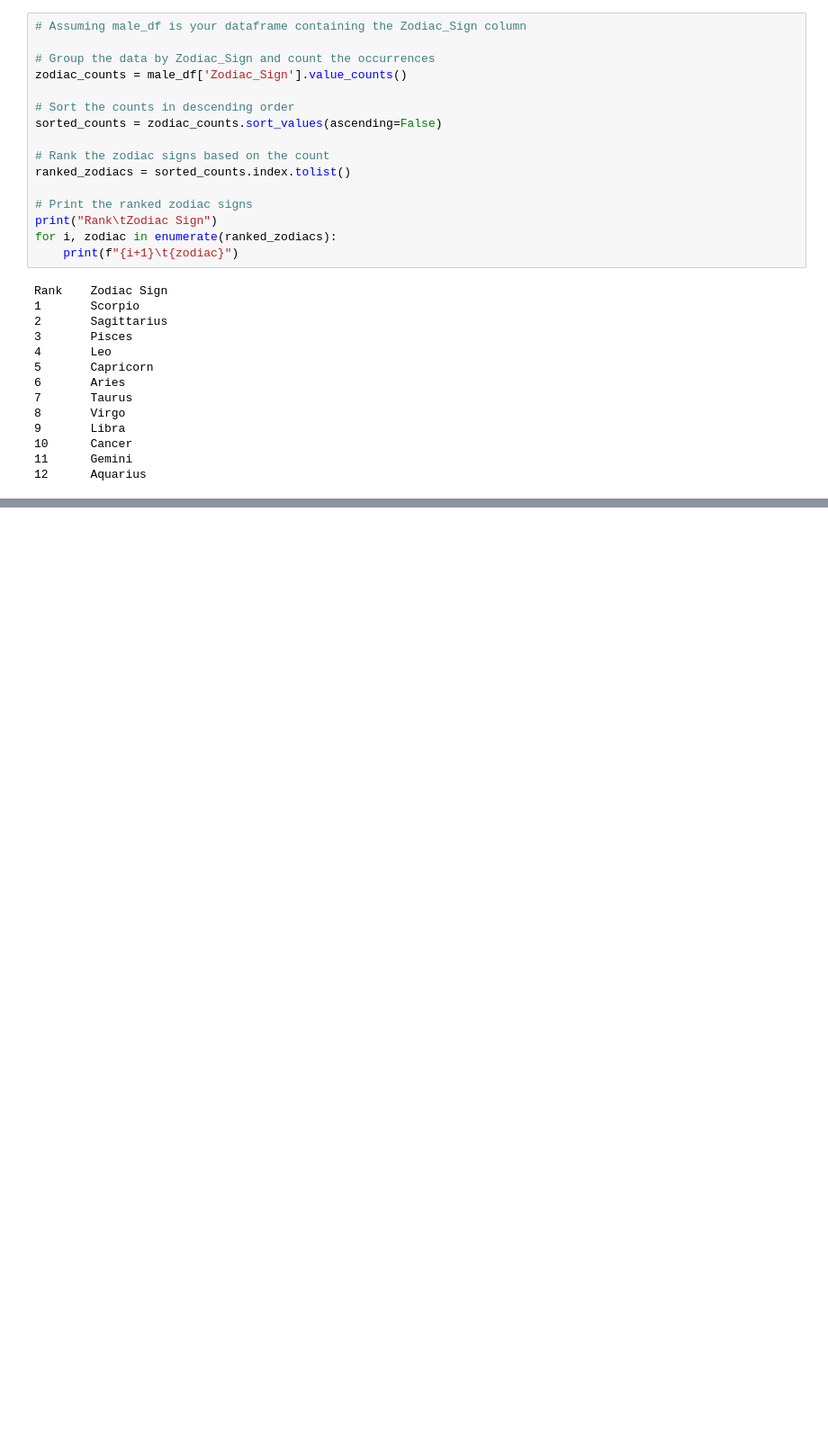
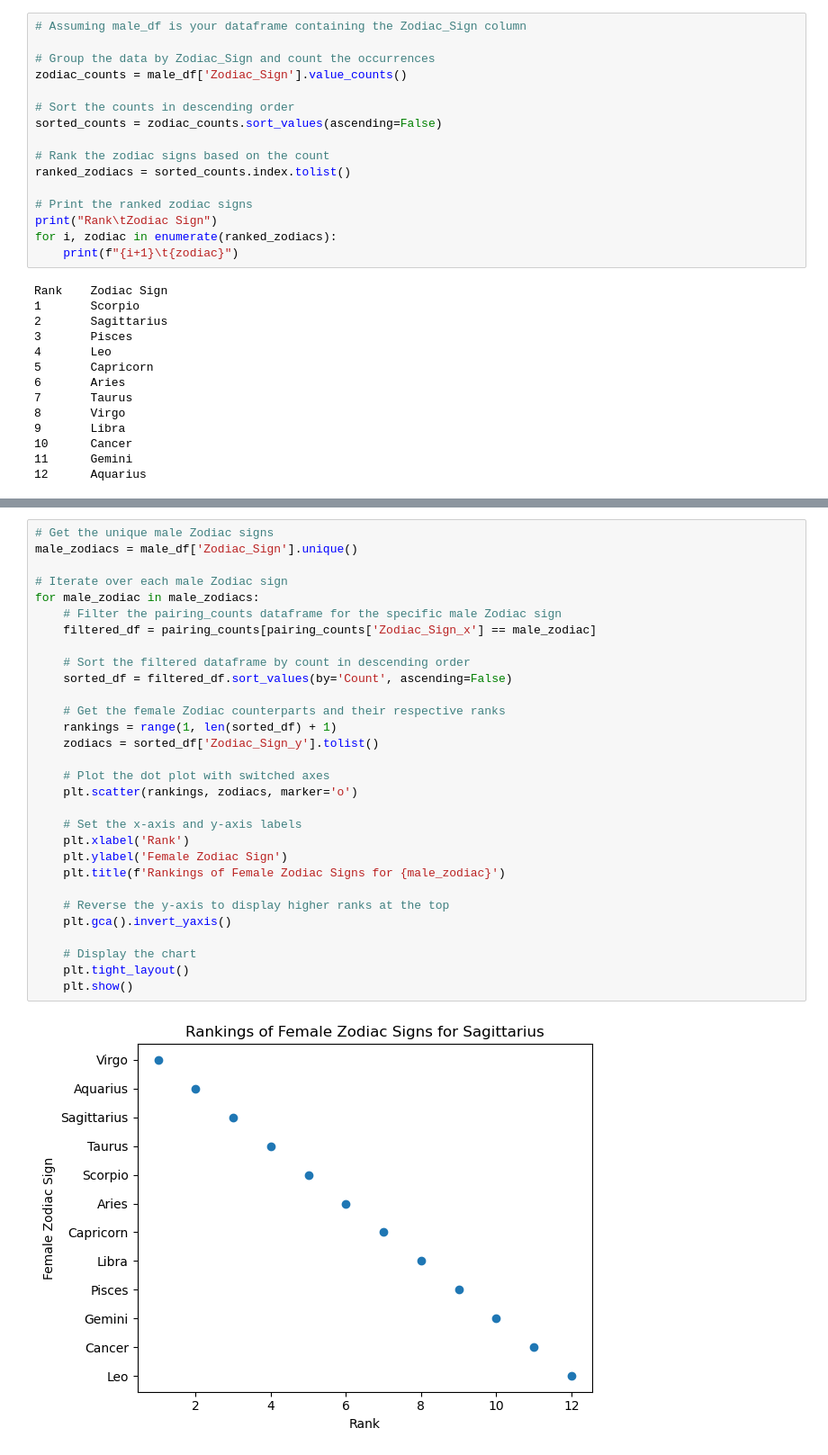
Before and after one commit to themacdrea/Javascript, a Jupyter notebook: Divorce_Analisys.ipynb, the cells around one changed output, grey strips where cells are left out. Shown at 90% size. Drawn from its saved outputs; the diff is of its cells as text; blank space fills up the shorter version.

```diff
--- a/Divorce_Analisys.ipynb
+++ b/Divorce_Analisys.ipynb
@@ -1136,0 +807,32 @@ plt.show()
+# %%
+# Get the unique male Zodiac signs
+male_zodiacs = male_df['Zodiac_Sign'].unique()
+
+# Iterate over each male Zodiac sign
+for male_zodiac in male_zodiacs:
+    # Filter the pairing_counts dataframe for the specific male Zodiac sign
+    filtered_df = pairing_counts[pairing_counts['Zodiac_Sign_x'] == male_zodiac]
+
+    # Sort the filtered dataframe by count in descending order
+    sorted_df = filtered_df.sort_values(by='Count', ascending=False)
+
+    # Get the female Zodiac counterparts and their respective ranks
+    rankings = range(1, len(sorted_df) + 1)
+    zodiacs = sorted_df['Zodiac_Sign_y'].tolist()
+
+    # Plot the dot plot with switched axes
+    plt.scatter(rankings, zodiacs, marker='o')
+
+    # Set the x-axis and y-axis labels
+    plt.xlabel('Rank')
+    plt.ylabel('Female Zodiac Sign')
+    plt.title(f'Rankings of Female Zodiac Signs for {male_zodiac}')
+
+    # Reverse the y-axis to display higher ranks at the top
+    plt.gca().invert_yaxis()
+
+    # Display the chart
+    plt.tight_layout()
+    plt.show()
+# %% [output]
+[figure, added]
```
Also changed, not shown: parts of 44 cells of this notebook.
